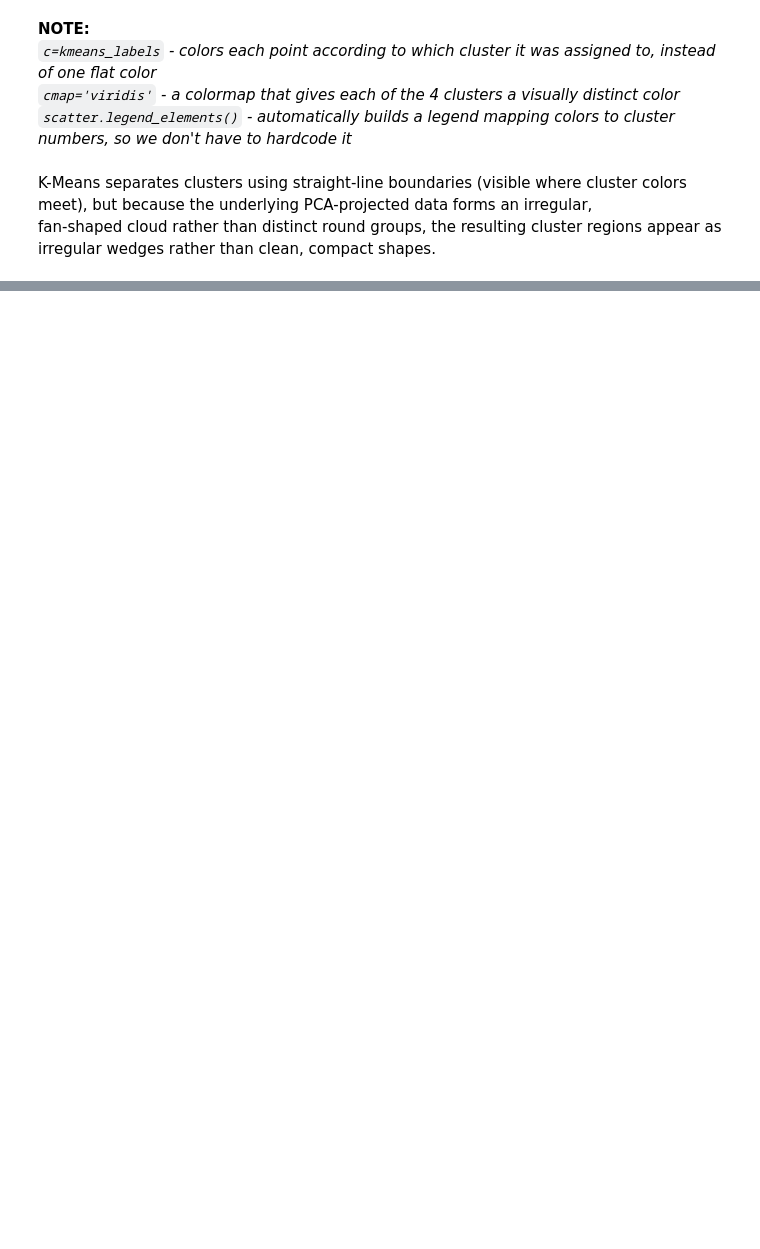
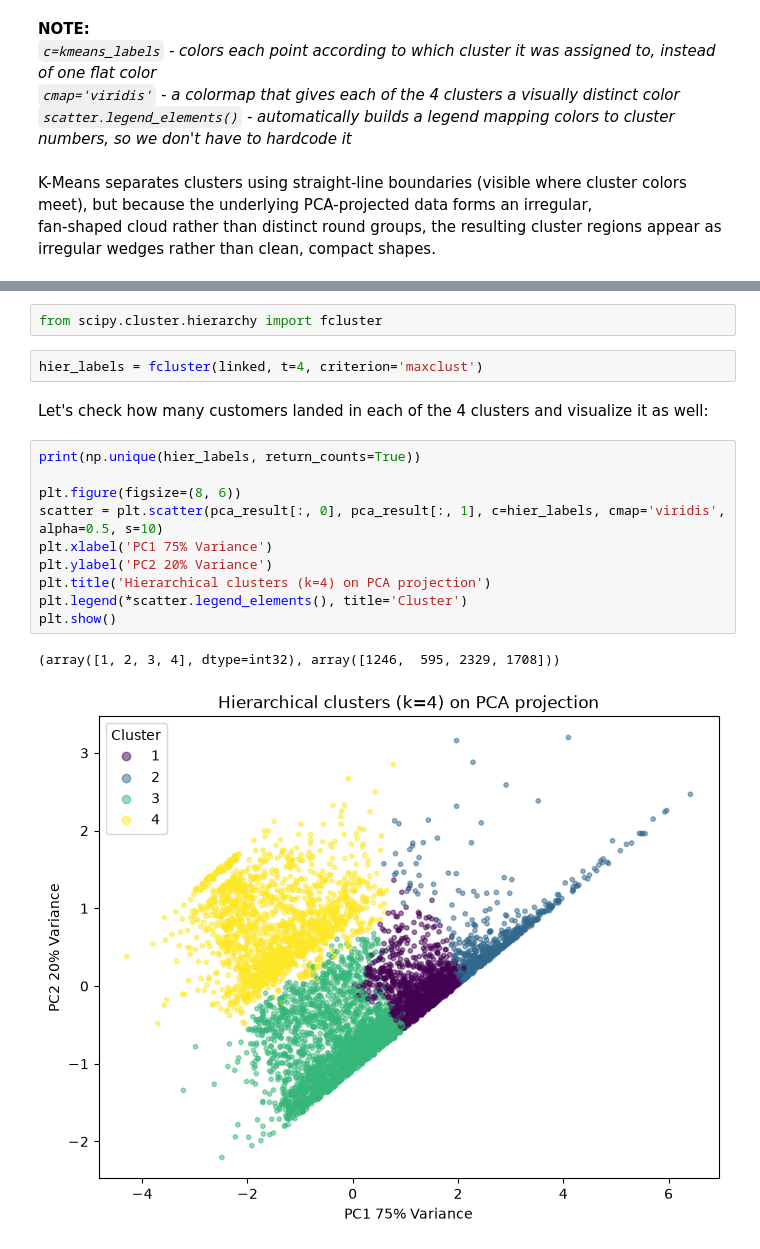
Before and after one commit to clayniranjan-web/customer-segmentation-clustering, a Jupyter notebook: Notebooks/02_modeling.ipynb, the cells around one changed output, grey strips where cells are left out. Drawn from its saved outputs; the diff is of its cells as text; blank space fills up the shorter version.

```diff
--- a/Notebooks/02_modeling.ipynb
+++ b/Notebooks/02_modeling.ipynb
@@ -149,0 +171,19 @@ fan-shaped cloud rather than distinct round groups, the resulting cluster region
+# %%
+from scipy.cluster.hierarchy import fcluster
+# %%
+hier_labels = fcluster(linked, t=4, criterion='maxclust')
+# %% [markdown]
+Let's check how many customers landed in each of the 4 clusters and visualize it as well:
+# %%
+print(np.unique(hier_labels, return_counts=True))
+
+plt.figure(figsize=(8, 6))
+scatter = plt.scatter(pca_result[:, 0], pca_result[:, 1], c=hier_labels, cmap='viridis', alpha=0.5, s=10)
+plt.xlabel('PC1 75% Variance')
+plt.ylabel('PC2 20% Variance')
+plt.title('Hierarchical clusters (k=4) on PCA projection')
+plt.legend(*scatter.legend_elements(), title='Cluster')
+plt.show()
+# %% [output]
+(array([1, 2, 3, 4], dtype=int32), array([1246,  595, 2329, 1708]))
+[figure, added]
```
Also changed, not shown: parts of 11 cells of this notebook.
